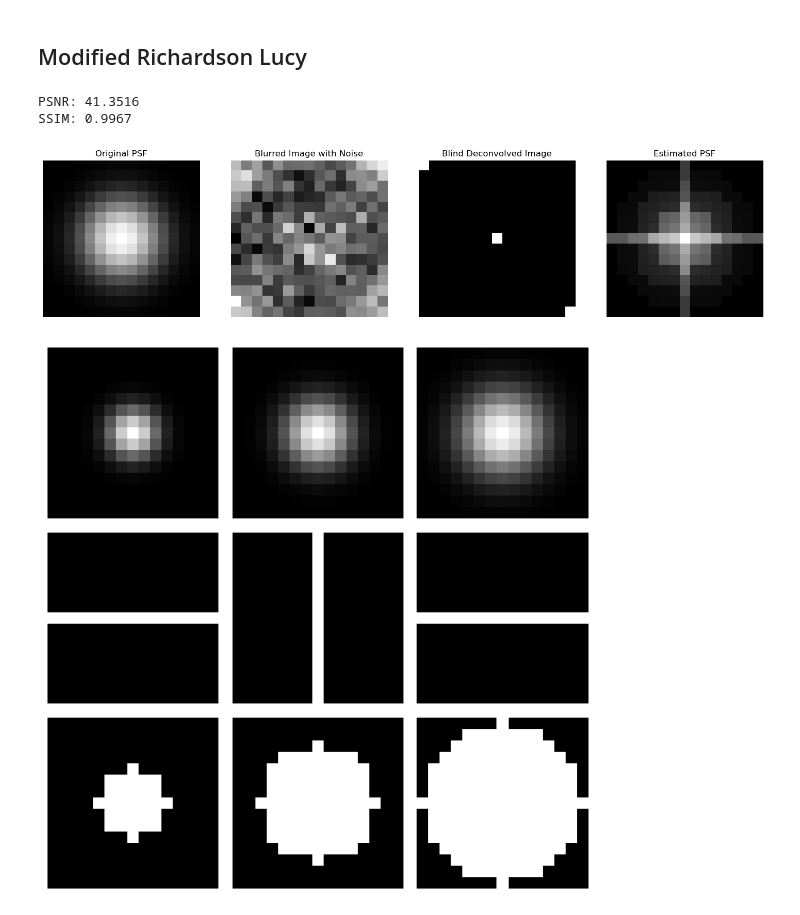
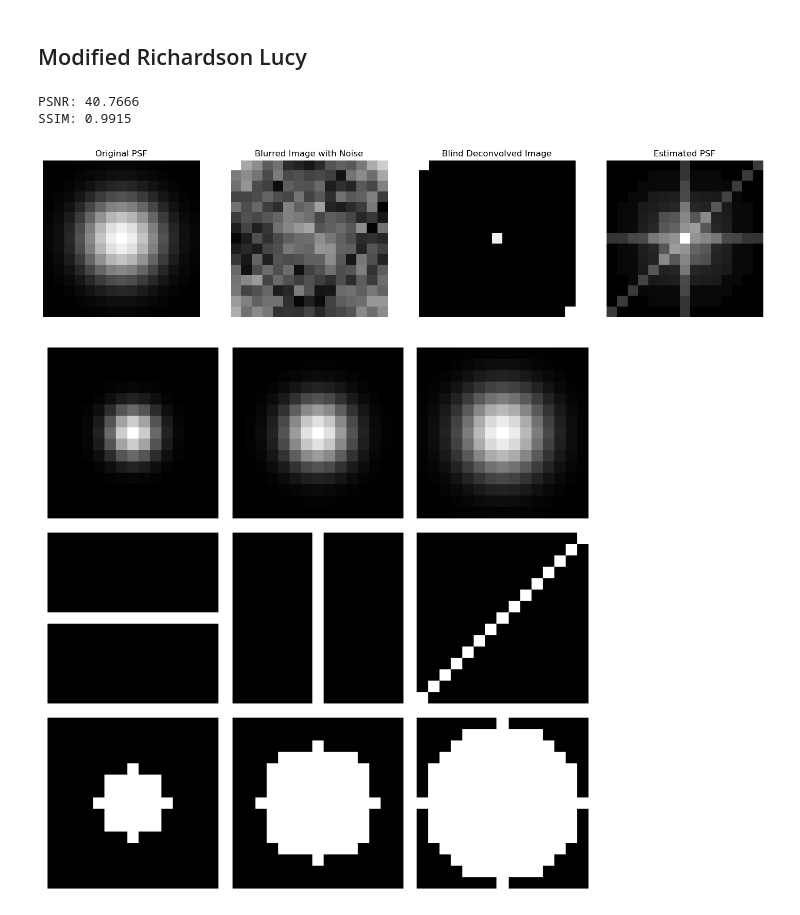
Before and after one commit to sri-chandrasekaran/final_project_ee123, a Jupyter notebook: processing.ipynb, the cells around one changed output. Drawn from its saved outputs; the diff is of its cells as text; code cells hidden in the pictures.

Commit message:
Changed last motion blur filter to be diagonal

```diff
--- a/processing.ipynb
+++ b/processing.ipynb
@@ -103,9 +103,9 @@ arr[3].axis('off')
 # %% [markdown]
 ## Blind deconvolution of blur kernels
 # %%
-psf_est = np.random.rand(*blurred_gauss.shape)  # Fix the random psf for debugging
+psf_random = np.random.rand(*blurred_gauss.shape)  # Fix the random psf for debugging
 
-plt.imshow(psf_est, cmap='gray')
+plt.imshow(psf_random, cmap='gray')
 plt.title('Random PSF')
 plt.axis('off')
 # %% [output]
@@ -219,6 +219,7 @@ import numpy as np
 from scipy.signal import convolve2d
 import matplotlib.pyplot as plt
 from skimage.metrics import peak_signal_noise_ratio as psnr, structural_similarity as ssim
+from skimage.draw import line
 
 def initialize_psf_bank(shape, gaussian_only=False, sigma_values=[1.5, 2.0, 2.5]):
     psf_bank = []
@@ -243,13 +244,20 @@ def initialize_psf_bank(shape, gaussian_only=False, sigma_values=[1.5, 2.0, 2.5]
             psf_bank.append(mask)
 
         # motion blur PSFs
-        for angle in [0, 45, 90]:
+        for angle in [0, 45]:       # for vertical and horizontal
             psf = np.zeros(shape)
             center = shape[0] // 2
             psf[center, :] = 1
             psf = np.rot90(psf, angle // 45)
             psf /= psf.sum()
             psf_bank.append(psf)
+
+        # For diagonal motion blur
+        psf = np.zeros(shape)
+        rr, cc = line(0, shape[0] - 1, shape[1] - 1, 0)
+        psf[rr, cc] = 1
+        psf /= psf.sum()
+        psf_bank.append(psf)
 
         # defocus Blur PSFs
         for radius in [3, 5, 7]:
@@ -314,36 +322,36 @@ if __name__ == '__main__':
     # rl using the banks and the weights
     img_est_result, psf_est_result, final_weights = richardson_lucy_weighted_blind(
         blurred_img, psf_bank, weights, delta=0.1, lmda=0.01, num_iter=100
     )
 
     # using psnr and ssim to evaluate rl
     psnr_value = psnr(x, img_est_result)
     ssim_value = ssim(x, img_est_result, data_range=1.0)
 
     print(f"PSNR: {psnr_value:.4f}")
     print(f"SSIM: {ssim_value:.4f}")
 
     fig, arr = plt.subplots(1, 4, figsize=(18, 5))
     arr[0].imshow(blur, cmap='gray')
     arr[0].set_title('Original PSF')
     arr[0].axis('off')
 
     arr[1].imshow(blurred_noisy, cmap='gray')
     arr[1].set_title('Blurred Image with Noise')
     arr[1].axis('off')
 
     arr[2].imshow(img_est_result, cmap='gray')
     arr[2].set_title('Blind Deconvolved Image')
     arr[2].axis('off')
 
     arr[3].imshow(psf_est_result, cmap='gray')
     arr[3].set_title('Estimated PSF')
     arr[3].axis('off')
     plt.show()
 # %% [output]
-PSNR: 41.3516
-SSIM: 0.9967
+PSNR: 40.7666
+SSIM: 0.9915
-[figure, old version]
+[figure, new version]
 # %%
 # Visual of what the PSF bank looks like
 psf_bank = initialize_psf_bank((15, 15), gaussian_only=False, sigma_values=[1.5, 2.0, 2.5])
@@ -356,4 +364,4 @@ for i, ax in enumerate(axes.flat):
 
 plt.tight_layout()
 # %% [output]
-[figure, old version]
+[figure, new version]
```
Also changed, not shown: parts of 2 cells of this notebook.
